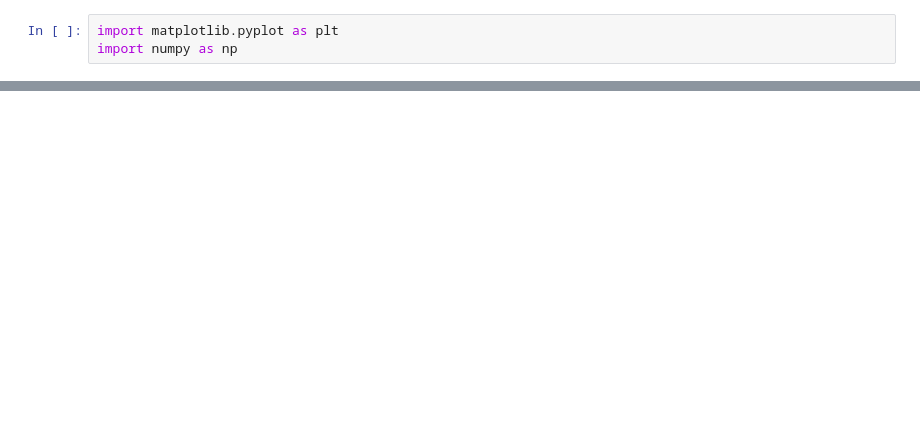
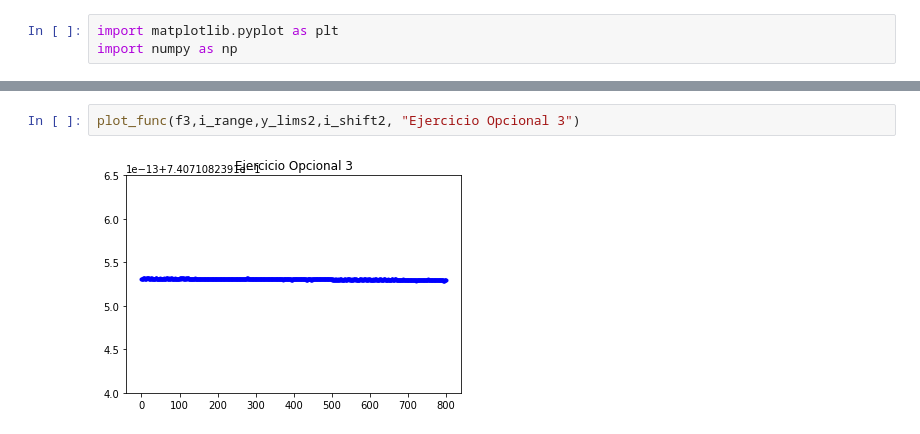
Before and after one commit to Ocete/mcd-cn, a Jupyter notebook: p1/CN-Práctica1.ipynb, the cells around one changed output, grey strips where cells are left out. Drawn from its saved outputs; the diff is of its cells as text; blank space fills up the shorter version.

```diff
--- a/p1/CN-Práctica1.ipynb
+++ b/p1/CN-Práctica1.ipynb
@@ -82,0 +112,4 @@ plot_func(f2, i_range, y_lims2, i_shift2, "Ejercicio 1.a - opcional")
+# %%
+plot_func(f3,i_range,y_lims2,i_shift2, "Ejercicio Opcional 3")
+# %% [output]
+[figure, added]
```
Also changed, not shown: parts of 11 cells of this notebook.
